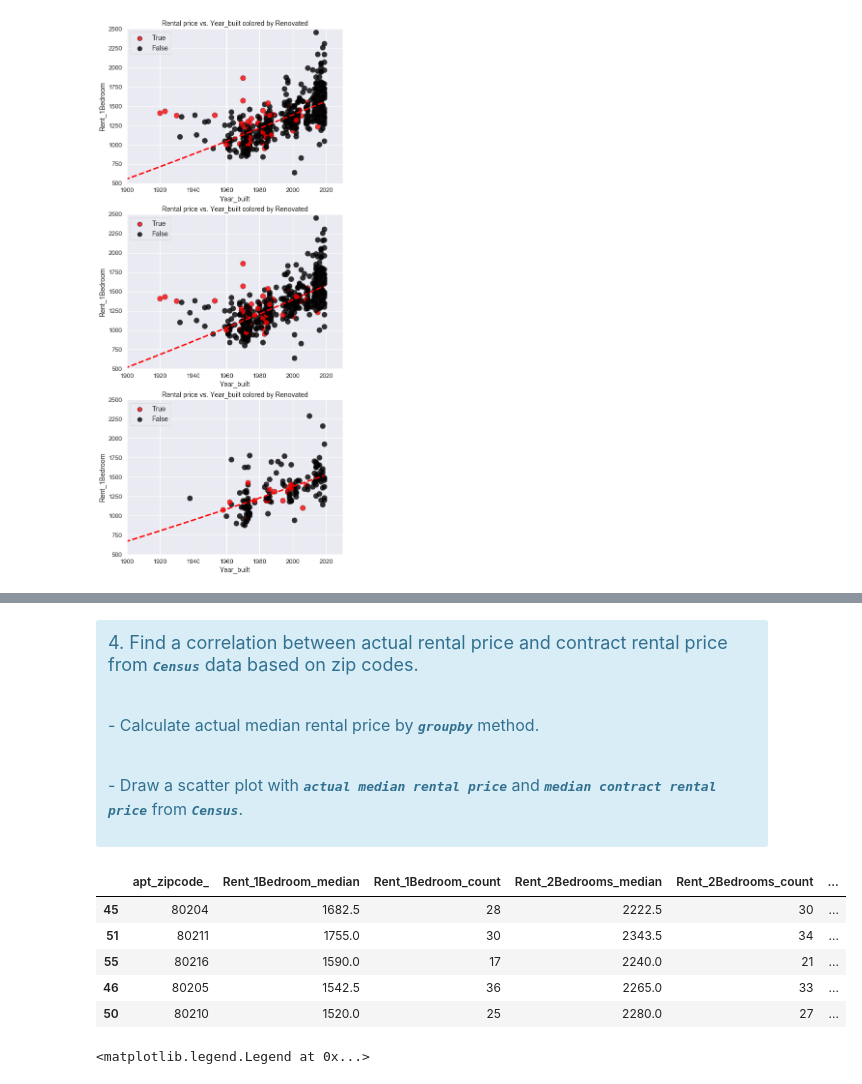
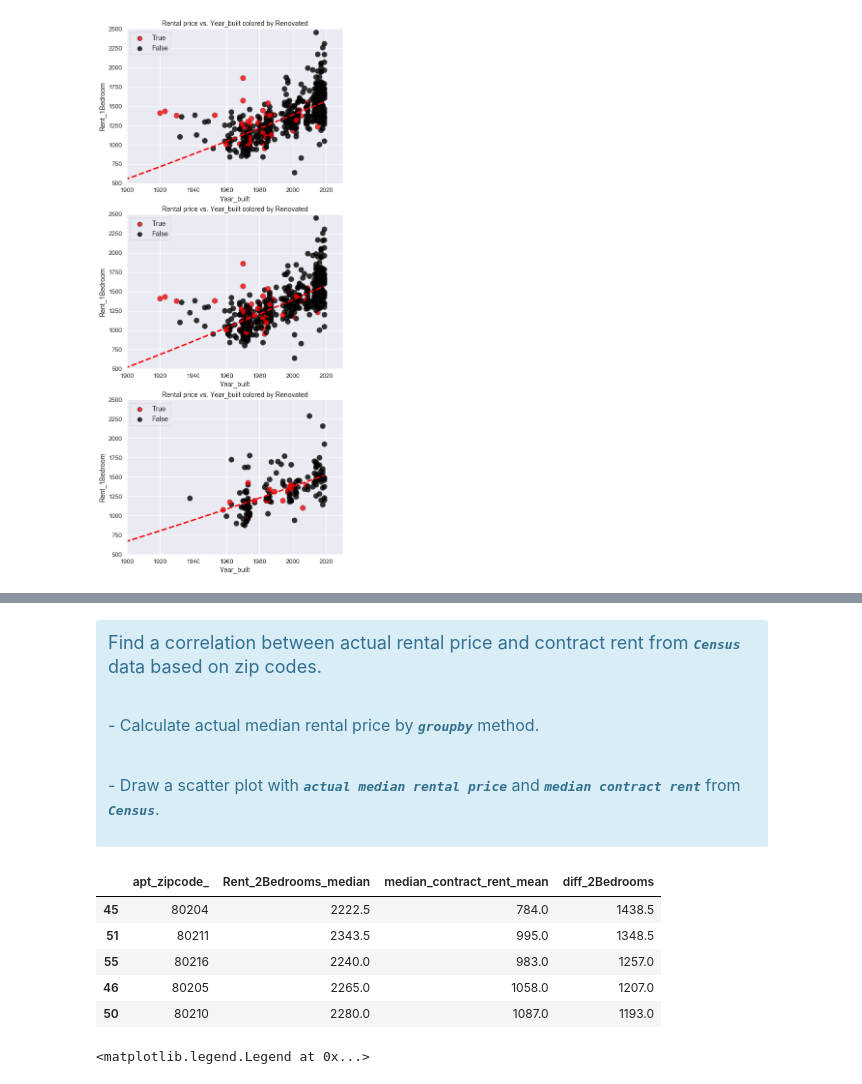
Before and after one commit to junwoo77lee/Project_Apartment_Rental_Price, a Jupyter notebook: RentalPrice/Project1_denver_commuter_and_apartment_rental_price.ipynb, the cells around one changed output, grey strips where cells are left out. Drawn from its saved outputs; the diff is of its cells as text; code cells hidden in the pictures.

```diff
--- a/RentalPrice/Project1_denver_commuter_and_apartment_rental_price.ipynb
+++ b/RentalPrice/Project1_denver_commuter_and_apartment_rental_price.ipynb
@@ -279,0 +287,3 @@ df_merge.head(1)
+# %%
+# Binning by Duration
+df_merge['Duration_bins'] = pd.cut(df_merge['Duration'], bins=[0,9,19,29,49], labels=["Commute time < 10", "10 ≤ Commute time < 20", "20 ≤ Commute time < 30", "30 ≤ Commute time"], include_lowest=True)
@@ -457,26 +492,26 @@ for df, ax in zip(df_list, subaxes):
 # %% [markdown]
 <div class="alert alert-block alert-info">
-    <font size="4"><p>4. Find a correlation between actual rental price and contract rental price from <b><tt><i>Census</i></tt></b> data based on zip codes.</p><br>
+    <font size="4"><p>Find a correlation between actual rental price and contract rent from <b><tt><i>Census</i></tt></b> data based on zip codes.</p><br>
     <font size="3"><p style="text-indent: 20px">- Calculate actual median rental price by <b><tt><i>groupby</i></tt></b> method.</p><br></font>
-    <font size="3"><p style="text-indent: 20px">- Draw a scatter plot with <b><tt><i>actual median rental price</i></tt></b> and <b><tt><i>median contract rental price</i></tt></b> from <b><tt><i>Census</i></tt></b>.</p></font>
+    <font size="3"><p style="text-indent: 20px">- Draw a scatter plot with <b><tt><i>actual median rental price</i></tt></b> and <b><tt><i>median contract rent</i></tt></b> from <b><tt><i>Census</i></tt></b>.</p></font>
 </div>
 # %%
 # Calculate current median rental price by zipcode
 # and compare with the median contract rental price from the Census 2017 data
-df_corr_median_contract_rent = df_merge.groupby('apt_zipcode').agg({'Rent_1Bedroom' : [np.median, 'count'], 'Rent_2Bedrooms' : [np.median, 'count'], 'median_contract_rent' : 'mean'}).reset_index()
+df_corr_median_contract_rent = df_merge.groupby('apt_zipcode').agg({'Rent_1Bedroom' : [np.median],
+                                                                    'Rent_2Bedrooms' : [np.median],
+                                                                    'median_contract_rent' : 'mean'}
+                                                                  ).reset_index()
+
+# Renaming the columns
 df_corr_median_contract_rent.columns = ['_'.join(col) for col in df_corr_median_contract_rent.columns.values]
-
-df_corr_median_contract_rent['diff_1Bedroom'] = df_corr_median_contract_rent['Rent_1Bedroom_median'] - df_corr_median_contract_rent['median_contract_rent_mean']
-df_corr_median_contract_rent['diff_2Bedrooms'] = df_corr_median_contract_rent['Rent_2Bedrooms_median'] - df_corr_median_contract_rent['median_contract_rent_mean']
-
-df_corr_median_contract_rent.sort_values(by='diff_2Bedrooms', ascending=False).head(5)
 # %% [output]
-|  | apt_zipcode_ | Rent_1Bedroom_median | Rent_1Bedroom_count | Rent_2Bedrooms_median | Rent_2Bedrooms_count | ... |
-| 45 | 80204 | 1682.5 | 28 | 2222.5 | 30 | ... |
-| 51 | 80211 | 1755.0 | 30 | 2343.5 | 34 | ... |
-| 55 | 80216 | 1590.0 | 17 | 2240.0 | 21 | ... |
-| 46 | 80205 | 1542.5 | 36 | 2265.0 | 33 | ... |
-| 50 | 80210 | 1520.0 | 25 | 2280.0 | 27 | ... |
+|  | apt_zipcode_ | Rent_2Bedrooms_median | median_contract_rent_mean | diff_2Bedrooms |
+| 45 | 80204 | 2222.5 | 784.0 | 1438.5 |
+| 51 | 80211 | 2343.5 | 995.0 | 1348.5 |
+| 55 | 80216 | 2240.0 | 983.0 | 1257.0 |
+| 46 | 80205 | 2265.0 | 1058.0 | 1207.0 |
+| 50 | 80210 | 2280.0 | 1087.0 | 1193.0 |
 # %%
 
 fig, ax = plt.subplots(1,1, figsize=(10,8))
```
Also changed, not shown: parts of 16 cells of this notebook.
